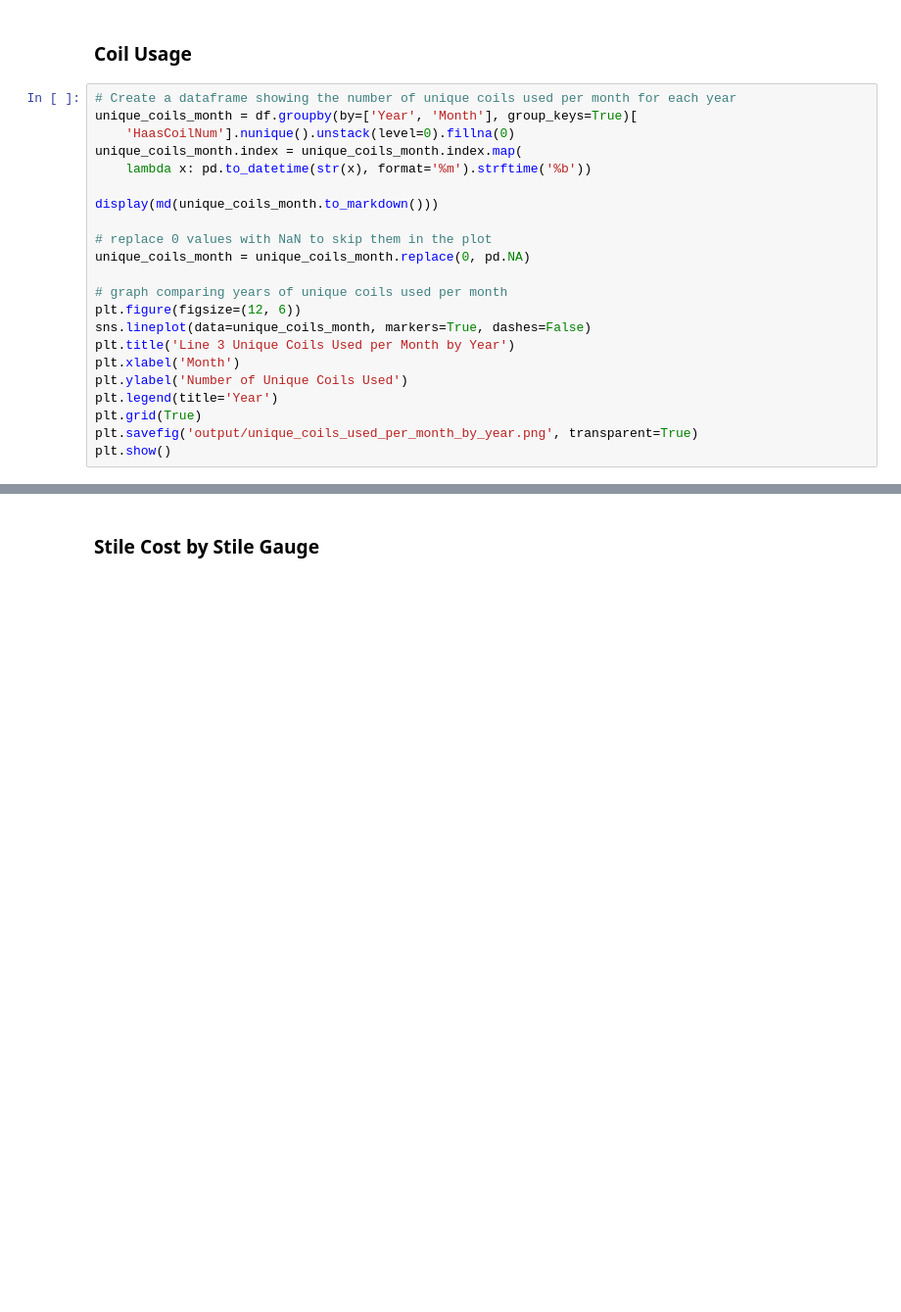
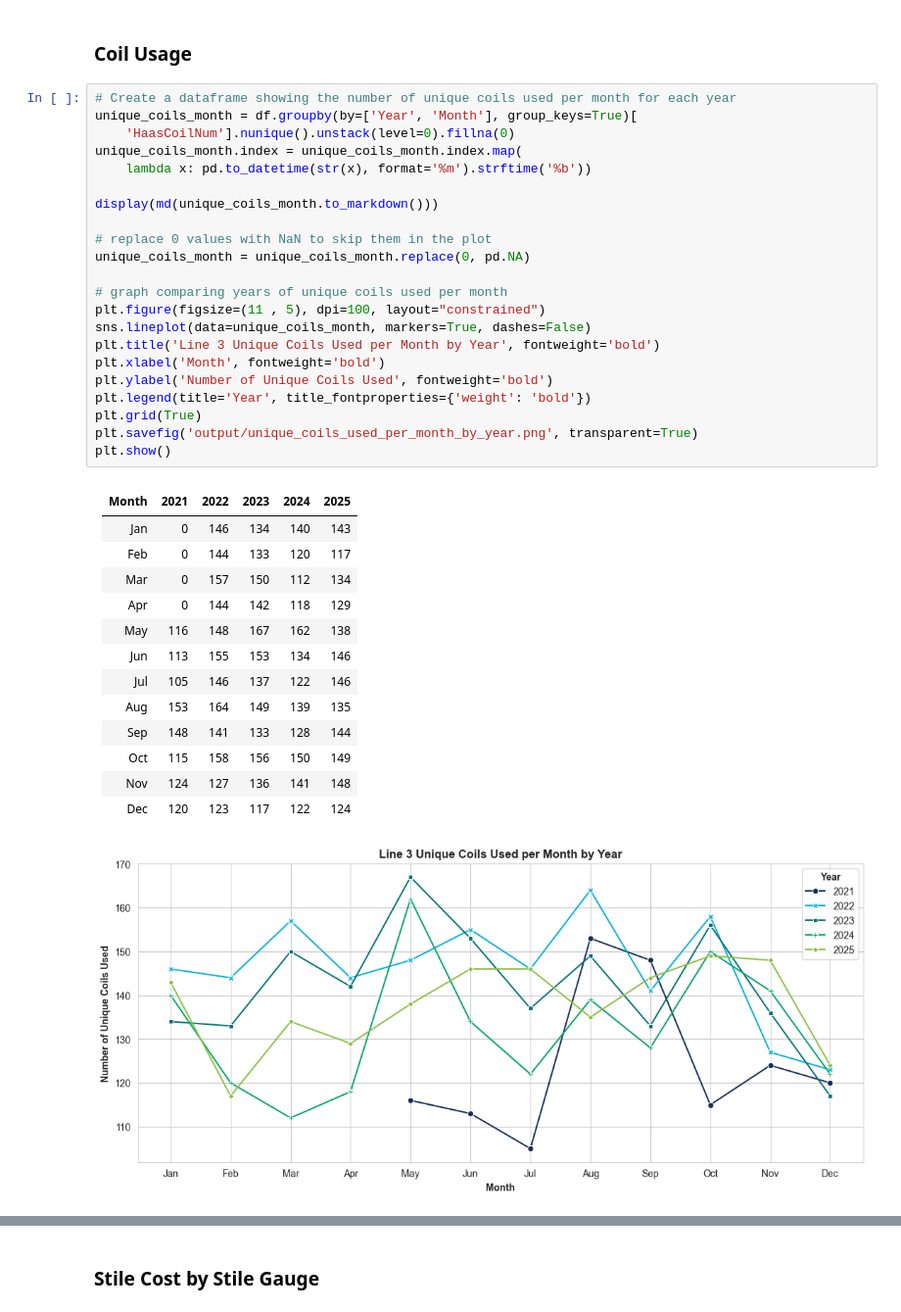
Before and after one commit to mattrupp/pan-coil-change-analysis, a Jupyter notebook: pan-coil-change-analysis.ipynb, the cells around one changed output, grey strips where cells are left out. Shown at 98% size. Drawn from its saved outputs; the diff is of its cells as text; blank space fills up the shorter version.

```diff
--- a/pan-coil-change-analysis.ipynb
+++ b/pan-coil-change-analysis.ipynb
@@ -257,25 +345,41 @@ load_days_list_per_day_year.unstack(level=0).to_excel('output/load_days_list_per
 # %%
 # Create a dataframe showing the number of unique coils used per month for each year
 unique_coils_month = df.groupby(by=['Year', 'Month'], group_keys=True)[
     'HaasCoilNum'].nunique().unstack(level=0).fillna(0)
 unique_coils_month.index = unique_coils_month.index.map(
     lambda x: pd.to_datetime(str(x), format='%m').strftime('%b'))
 
 display(md(unique_coils_month.to_markdown()))
 
 # replace 0 values with NaN to skip them in the plot
 unique_coils_month = unique_coils_month.replace(0, pd.NA)
 
 # graph comparing years of unique coils used per month
-plt.figure(figsize=(12, 6))
+plt.figure(figsize=(11 , 5), dpi=100, layout="constrained")
 sns.lineplot(data=unique_coils_month, markers=True, dashes=False)
-plt.title('Line 3 Unique Coils Used per Month by Year')
-plt.xlabel('Month')
-plt.ylabel('Number of Unique Coils Used')
-plt.legend(title='Year')
+plt.title('Line 3 Unique Coils Used per Month by Year', fontweight='bold')
+plt.xlabel('Month', fontweight='bold')
+plt.ylabel('Number of Unique Coils Used', fontweight='bold')
+plt.legend(title='Year', title_fontproperties={'weight': 'bold'})
 plt.grid(True)
 plt.savefig('output/unique_coils_used_per_month_by_year.png', transparent=True)
 plt.show()
+# %% [output]
+| Month   |   2021 |   2022 |   2023 |   2024 |   2025 |
+|:--------|-------:|-------:|-------:|-------:|-------:|
+| Jan     |      0 |    146 |    134 |    140 |    143 |
+| Feb     |      0 |    144 |    133 |    120 |    117 |
+| Mar     |      0 |    157 |    150 |    112 |    134 |
+| Apr     |      0 |    144 |    142 |    118 |    129 |
+| May     |    116 |    148 |    167 |    162 |    138 |
+| Jun     |    113 |    155 |    153 |    134 |    146 |
+| Jul     |    105 |    146 |    137 |    122 |    146 |
+| Aug     |    153 |    164 |    149 |    139 |    135 |
+| Sep     |    148 |    141 |    133 |    128 |    144 |
+| Oct     |    115 |    158 |    156 |    150 |    149 |
+| Nov     |    124 |    127 |    136 |    141 |    148 |
+| Dec     |    120 |    123 |    117 |    122 |    124 |
+[figure, added]
 # %%
 # Create a dataframe showing stile gauge usage over time from May 2021 to Dec 2025
 stile_gauge_usage = df.groupby(by=['DateTimeStamp', 'StileGauge'], group_keys=True)[
```
Also changed, not shown: parts of 22 cells of this notebook.
